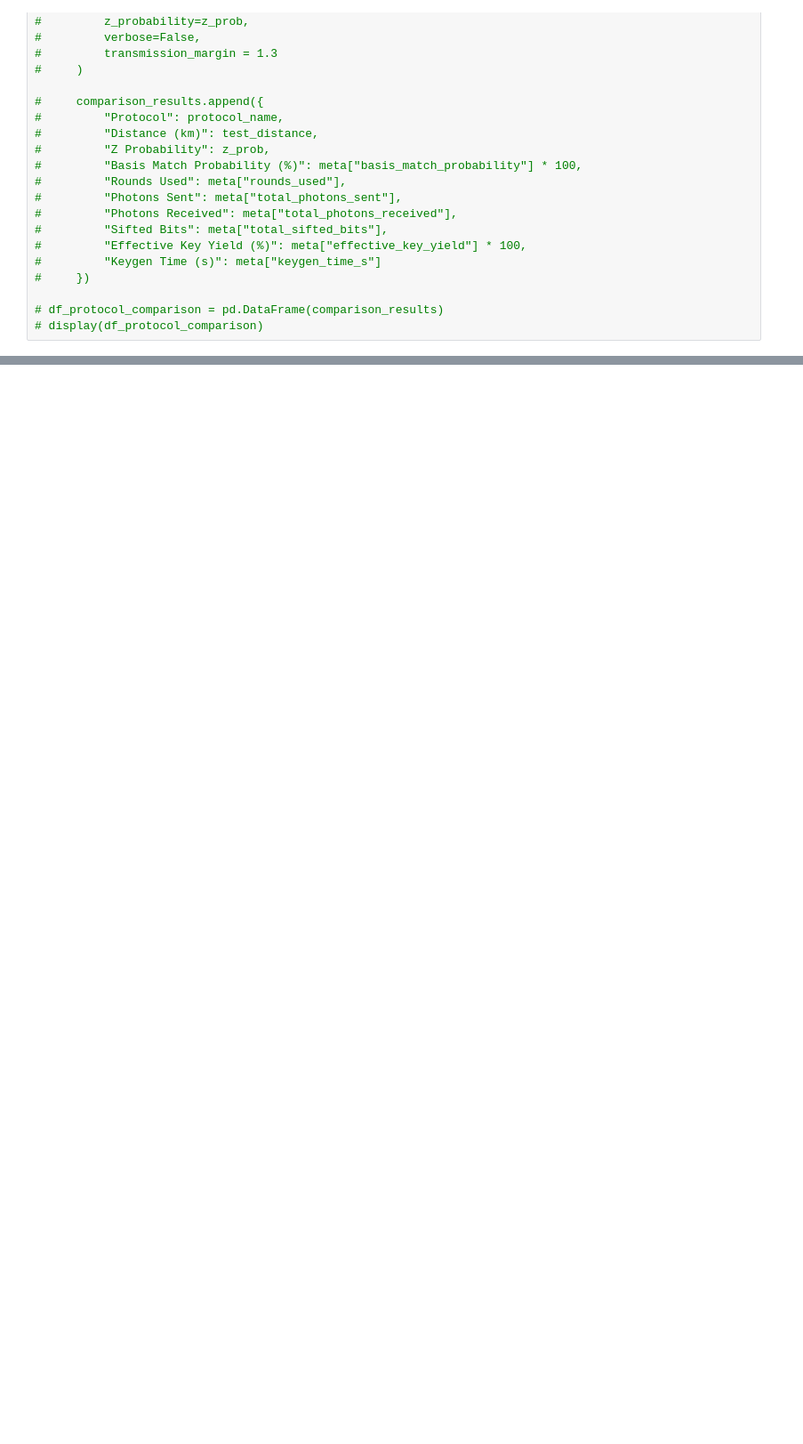
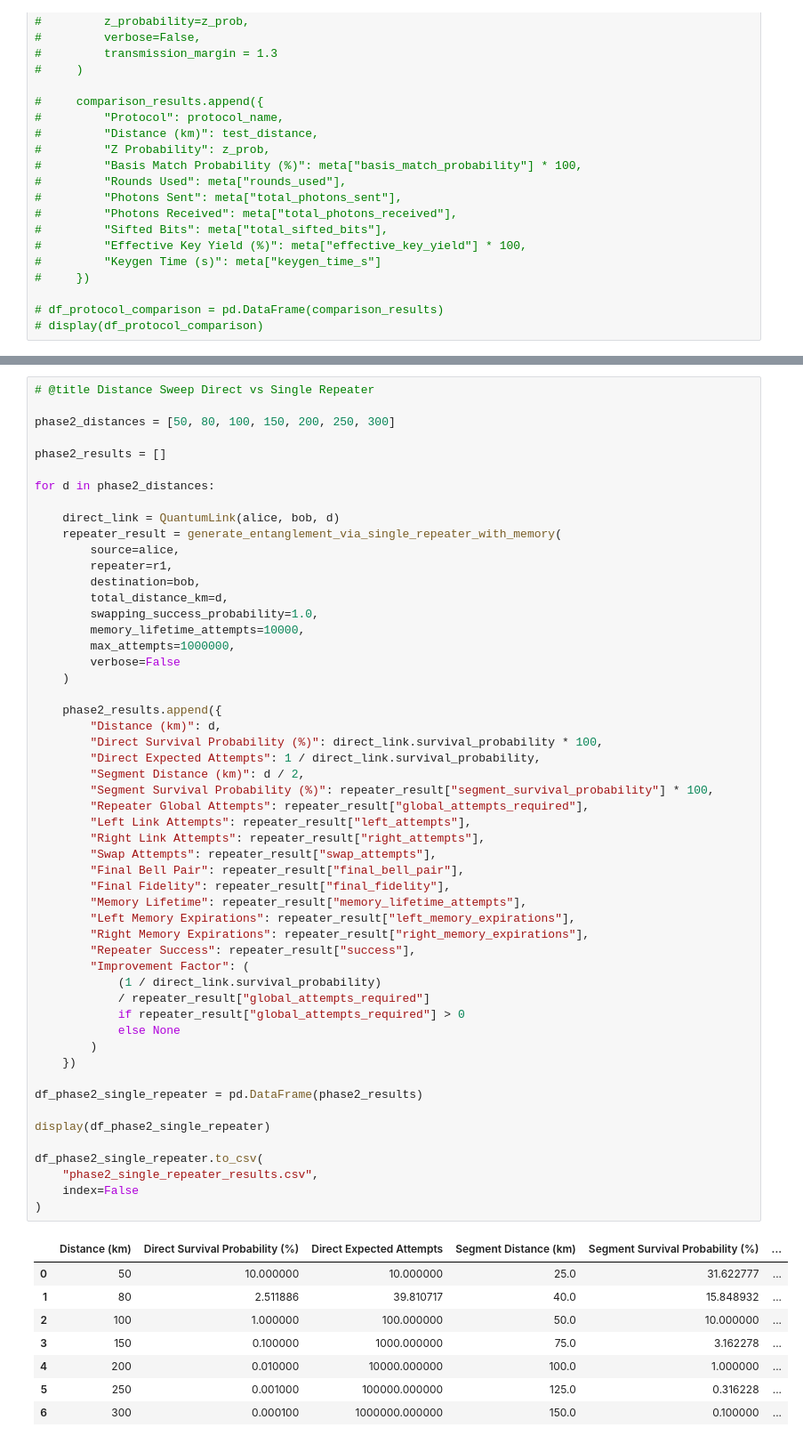
Before and after one commit to Vishesh-Goyal7/NARAD-QC, a Jupyter notebook: NARAD_QC.ipynb, the cells around one changed output, grey strips where cells are left out. Shown at 89% size. Saved outputs shown, nothing was run; the diff lists cells and outputs as text; blank space fills up the shorter version.

```diff
--- a/NARAD_QC.ipynb
+++ b/NARAD_QC.ipynb
@@ -1113,0 +1540,62 @@ df_distance_sweep.to_csv("distance_sweep_results.csv", index=False)
+# %%
+# @title Distance Sweep Direct vs Single Repeater
+
+phase2_distances = [50, 80, 100, 150, 200, 250, 300]
+
+phase2_results = []
+
+for d in phase2_distances:
+
+    direct_link = QuantumLink(alice, bob, d)
+    repeater_result = generate_entanglement_via_single_repeater_with_memory(
+        source=alice,
+        repeater=r1,
+        destination=bob,
+        total_distance_km=d,
+        swapping_success_probability=1.0,
+        memory_lifetime_attempts=10000,
+        max_attempts=1000000,
+        verbose=False
+    )
+
+    phase2_results.append({
+        "Distance (km)": d,
+        "Direct Survival Probability (%)": direct_link.survival_probability * 100,
+        "Direct Expected Attempts": 1 / direct_link.survival_probability,
+        "Segment Distance (km)": d / 2,
+        "Segment Survival Probability (%)": repeater_result["segment_survival_probability"] * 100,
+        "Repeater Global Attempts": repeater_result["global_attempts_required"],
+        "Left Link Attempts": repeater_result["left_attempts"],
+        "Right Link Attempts": repeater_result["right_attempts"],
+        "Swap Attempts": repeater_result["swap_attempts"],
+        "Final Bell Pair": repeater_result["final_bell_pair"],
+        "Final Fidelity": repeater_result["final_fidelity"],
+        "Memory Lifetime": repeater_result["memory_lifetime_attempts"],
+        "Left Memory Expirations": repeater_result["left_memory_expirations"],
+        "Right Memory Expirations": repeater_result["right_memory_expirations"],
+        "Repeater Success": repeater_result["success"],
+        "Improvement Factor": (
+            (1 / direct_link.survival_probability)
+            / repeater_result["global_attempts_required"]
+            if repeater_result["global_attempts_required"] > 0
+            else None
+        )
+    })
+
+df_phase2_single_repeater = pd.DataFrame(phase2_results)
+
+display(df_phase2_single_repeater)
+
+df_phase2_single_repeater.to_csv(
+    "phase2_single_repeater_results.csv",
+    index=False
+)
+# %% [output]
+|  | Distance (km) | Direct Survival Probability (%) | Direct Expected Attempts | Segment Distance (km) | Segment Survival Probability (%) | ... |
+| 0 | 50 | 10.000000 | 10.000000 | 25.0 | 31.622777 | ... |
+| 1 | 80 | 2.511886 | 39.810717 | 40.0 | 15.848932 | ... |
+| 2 | 100 | 1.000000 | 100.000000 | 50.0 | 10.000000 | ... |
+| 3 | 150 | 0.100000 | 1000.000000 | 75.0 | 3.162278 | ... |
+| 4 | 200 | 0.010000 | 10000.000000 | 100.0 | 1.000000 | ... |
+| 5 | 250 | 0.001000 | 100000.000000 | 125.0 | 0.316228 | ... |
+| 6 | 300 | 0.000100 | 1000000.000000 | 150.0 | 0.100000 | ... |
```
Also changed, not shown: parts of 29 cells of this notebook.
